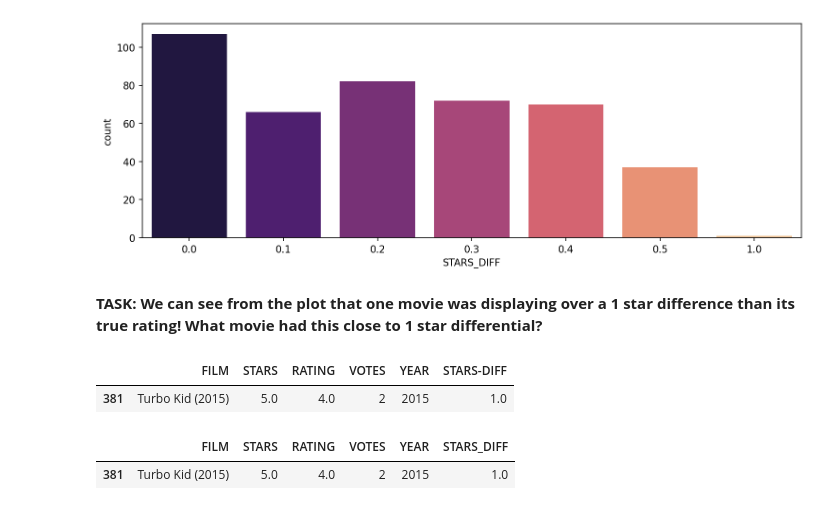
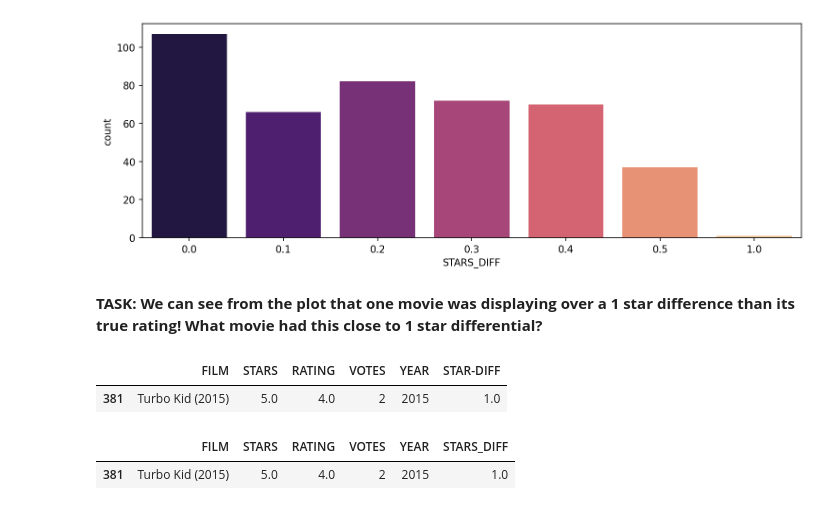
Before and after one commit to AlenGeorg3/fandango-rating-analysis, a Jupyter notebook: 00-Capstone-Project.ipynb, the cells around one changed output. Drawn from its saved outputs; the diff is of its cells as text; code cells hidden in the pictures.

```diff
--- a/00-Capstone-Project.ipynb
+++ b/00-Capstone-Project.ipynb
@@ -258,4 +258,4 @@ sum(fandango['VOTES']==0)
 **TASK: Create DataFrame of only reviewed films by removing any films that have zero votes.**
 # %%
 #CODE HERE
-fandango_1 = fandango[fandango["VOTES"]!=0]
+fandango = fandango[fandango["VOTES"]!=0]
@@ -337,9 +333,9 @@ sns.countplot(data=fandango, x='STARS-DIFF', palette='viridis')
 **TASK: We can see from the plot that one movie was displaying over a 1 star difference than its true rating! What movie had this close to 1 star differential?**
 # %%
 #CODE HERE
-fandango[fandango['STARS-DIFF']==1]
+fandango[fandango['STAR-DIFF']==1]
 # %% [output]
-|  | FILM | STARS | RATING | VOTES | YEAR | STARS-DIFF |
+|  | FILM | STARS | RATING | VOTES | YEAR | STAR-DIFF |
 | 381 | Turbo Kid (2015) | 5.0 | 4.0 | 2 | 2015 | 1.0 |
 # %%
 # %% [output]
```
Also changed, not shown: parts of 43 cells of this notebook.
